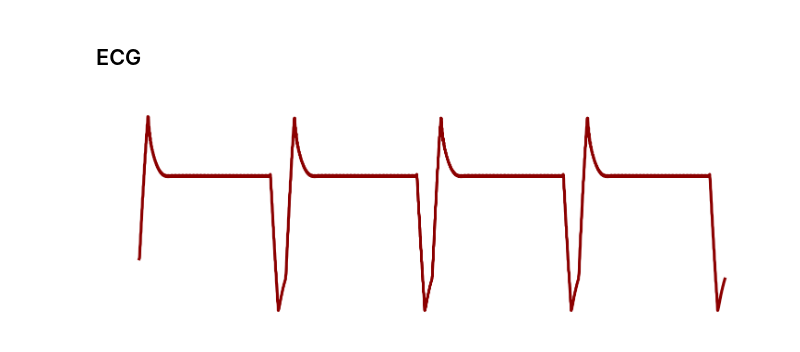
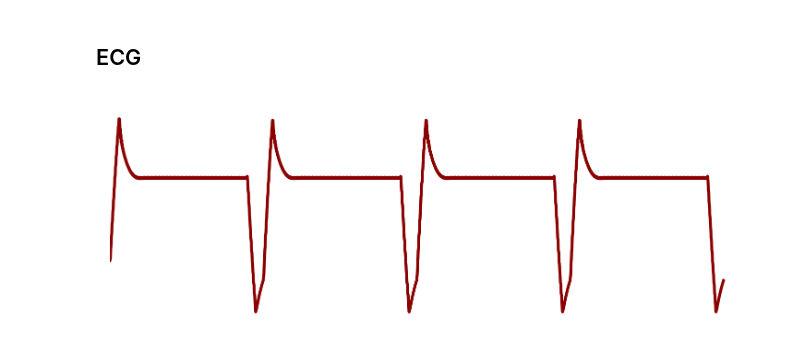
Before and after one commit to Priesemann-Group/perspective_heart_and_brain, a Jupyter notebook: notebooks_figures_paper/FHN_2D_diffusion_toyheart.ipynb, the cells around one changed output. Saved outputs shown, nothing was run; the diff lists cells and outputs as text; code cells hidden in the pictures.

```diff
--- a/notebooks_figures_paper/FHN_2D_diffusion_toyheart.ipynb
+++ b/notebooks_figures_paper/FHN_2D_diffusion_toyheart.ipynb
@@ -336,20 +337,20 @@ plt.show()
 # %%
 fig, ax = plt.subplots( figsize=(6, 2), facecolor='none', dpi=300)
 u_sol_health=u_sol_health.reshape(N_y*N_x,-1)
 #get the ECG
-ECG=u_sol_health[ :, :].sum(axis=0)
+ECG=u_sol_health[ :, :].sum(axis=0)/10000
 ax.plot(ECG, color='darkred', rasterized=True)
 
 #ax.set_xticks([0,2,4,6,8])
 #ax.set_yticks([-0.9, 0,2])
 ax.set_yticks([])
 ax.set_xticks([])
-#ax.set_ylim(-0.9,2.4)
-#ax.set_xlim([0,7.8])
+ax.set_ylim(-0.09,0.24)
+ax.set_xlim(0)
 ax.spines['left'].set_visible(False)
 ax.spines['bottom'].set_visible(False)
 ax.spines['right'].set_visible(False)
 ax.spines['top'].set_visible(False)
 fig.savefig('heart_ECG_p=0.45.pdf', **savefig_args)
 # %% [output]
-[figure, old version]
+[figure, new version]
```
Also changed, not shown: parts of 1 cell of this notebook, 1 other file.
